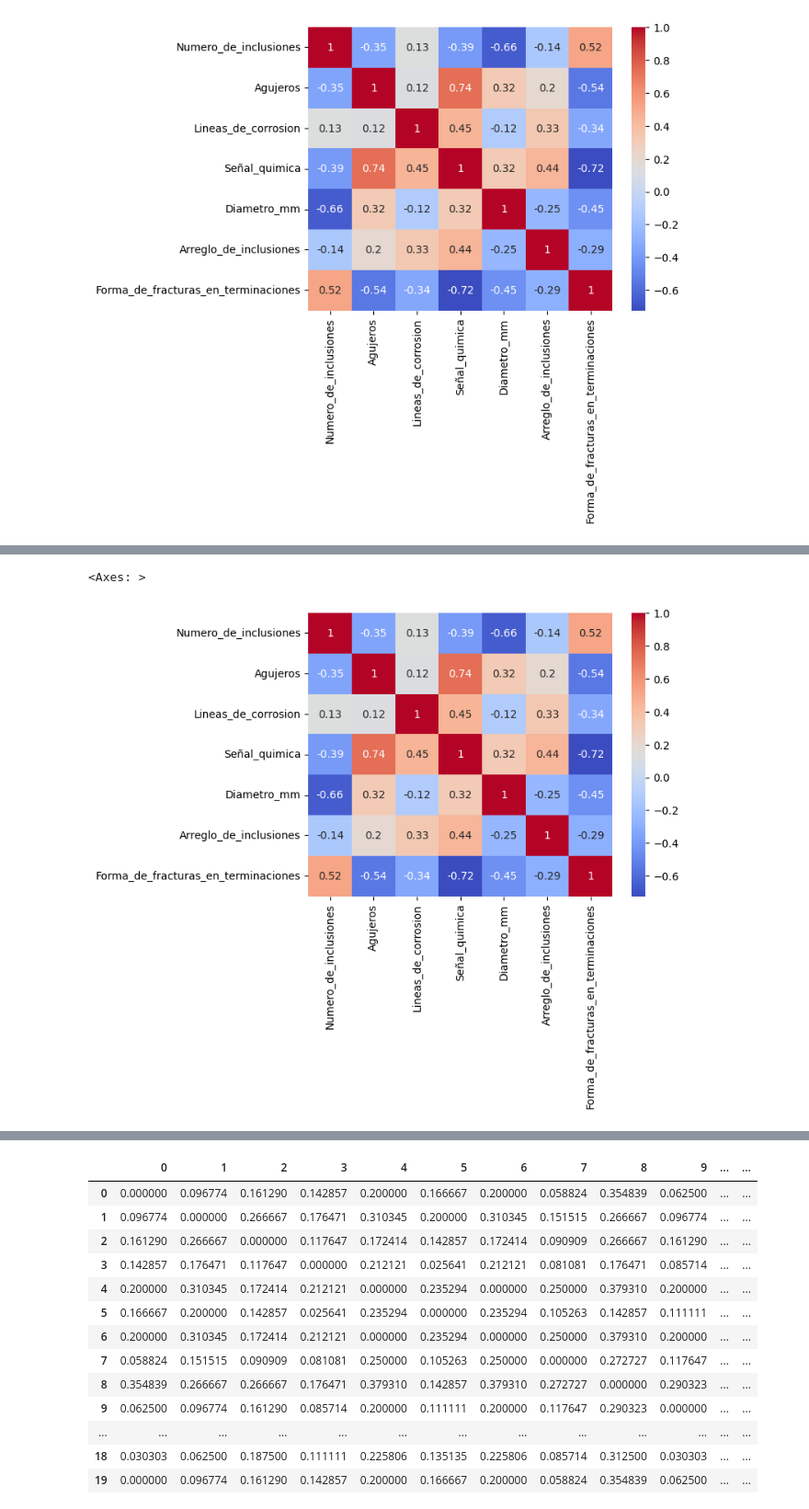
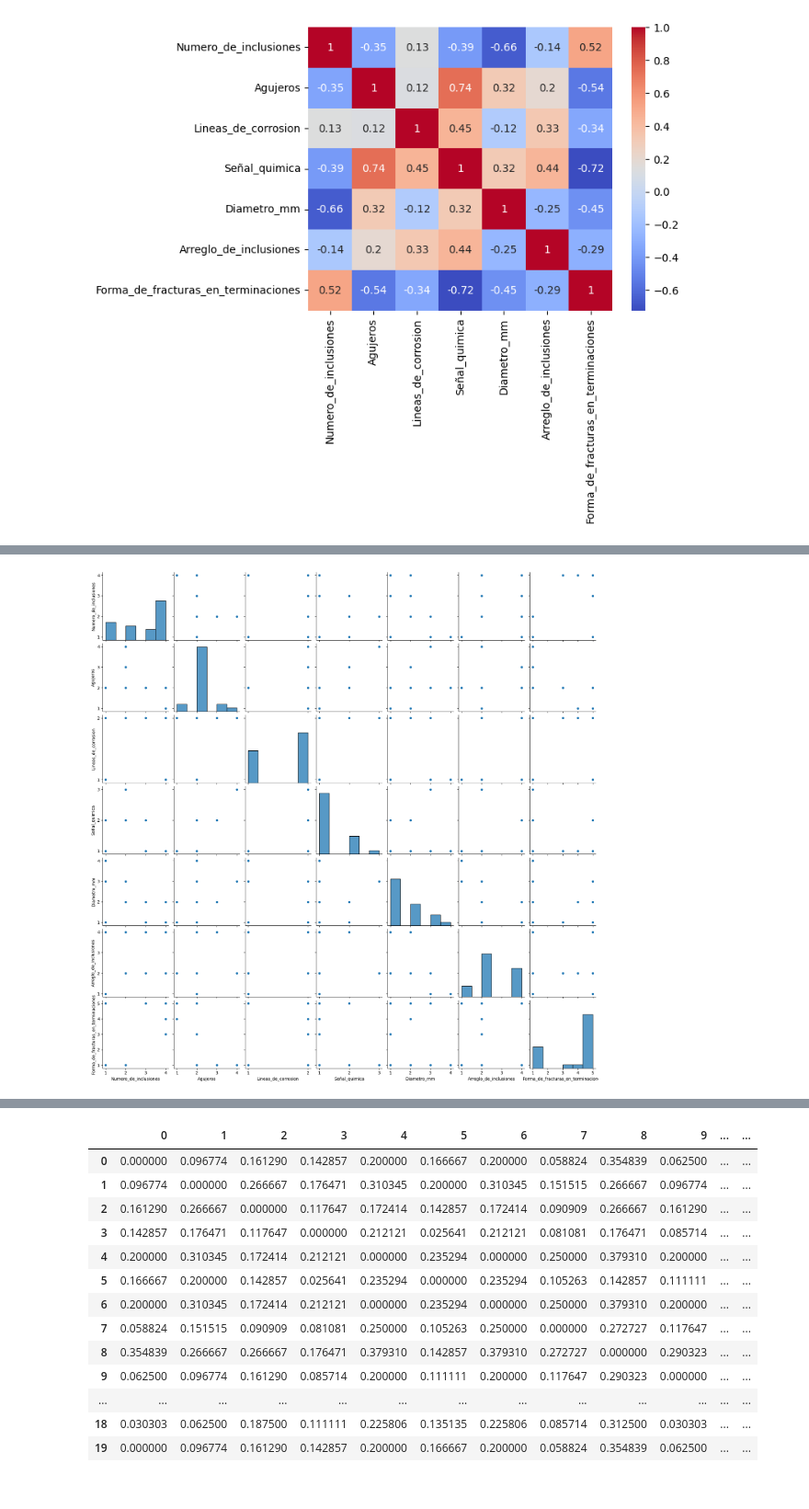
Before and after one commit to jmartingv/coprolite-analysis, a Jupyter notebook: eda/eda.ipynb, the cells around one changed output, grey strips where cells are left out. Shown at 92% size. Cells and saved outputs as stored; diff of their text form; code cells hidden in the pictures.

```diff
--- a/eda/eda.ipynb
+++ b/eda/eda.ipynb
@@ -287,5 +152,0 @@ Notamos que existe un typo en "ciclíndrico"
-# %%
-df.loc[df['Ejemplar'] == 'ciclíndrico', 'Ejemplar'] = 'cilíndrico';
-
-# Imprimos nuevamente los valores de la columna
-df['Ejemplar'].unique()
@@ -298,6 +152,0 @@ array(['bump headed lace', 'circular', 'cilíndrico', 'cono', 'elipsoidal',
-# %%
-# Cambiar el nombre de las columnas
-df = df.rename(columns={'# inclusiones': 'Numero_de_inclusiones', 'agujeros': 'Agujeros', 'líneas de corrosión': 'Lineas_de_corrosion', 'señal química': 'Señal_quimica', 'diamétro (mm)': 'Diametro_mm', 'arreglo de inclusiones' : 'Arreglo_de_inclusiones', 'forma de fracturas en terminaciones': 'Forma_de_fracturas_en_terminaciones'})
-
-# Imprimir nuevas columnas
-df.columns
@@ -340,13 +152,0 @@ Para imputar vamos a utilizar la moda de los elementos que pertenecen al mismo E
-# %%
-# Imputar valores perdidos con la moda de las filas que tienen el mismo valor en 'Ejemplar'
-for row in df_with_missing_values.index:
-    for col in df_with_missing_values.columns:
-        if pd.isna(df_with_missing_values.loc[row, col]):
-            ejemplar_value = df_with_missing_values.loc[row, 'Ejemplar']
-            moda_value = df[df['Ejemplar'] == ejemplar_value][col].mode()
-            if not moda_value.empty:
-                df.loc[row, col] = moda_value[0]
-            if df_with_missing_values.loc[row, 'Ejemplar'] == 'espiral':
-                moda_value = df[df['Ejemplar'] == 'cono'][col].mode()
-                df.loc[row, col] = moda_value[0]
-            print(f'Valor nulo imputado en la fila {row} ({df.loc[row,'Ejemplar']}), columna {col} con la moda {moda_value[0]}')
@@ -386,6 +152,0 @@ Dado que todos los valores son enteros representando categorías, convertimos lo
-# %%
-# Convertir las columnas especificadas a valores enteros, ignorando los valores perdidos
-columns_to_convert = df.drop("Ejemplar", axis=1).columns
-df[columns_to_convert] = df[columns_to_convert].apply(lambda x: pd.to_numeric(x, downcast='integer', errors='coerce'))
-
-df.dtypes
@@ -441,6 +152,0 @@ plt.show()
-# %%
-# Vemos si hay correlación entre las variables con un heatmap
-sns.heatmap(df.iloc[:,1:].corr(), annot=True, cmap='coolwarm')
-# %% [output]
-<Axes: >
-[figure, removed]
@@ -448,0 +153,12 @@ df.to_csv('data/processed.csv')
+# %%
+# Generate a pair plot of the dataset
+g = sns.pairplot(df)
+
+# Customize the plot to show integer values on axes
+for ax in g.axes.flatten():
+    ax.xaxis.set_major_locator(plt.MaxNLocator(integer=True))
+    ax.yaxis.set_major_locator(plt.MaxNLocator(integer=True))
+
+plt.show()
+# %% [output]
+[figure, added]
```
Also changed, not shown: parts of 42 cells of this notebook.
